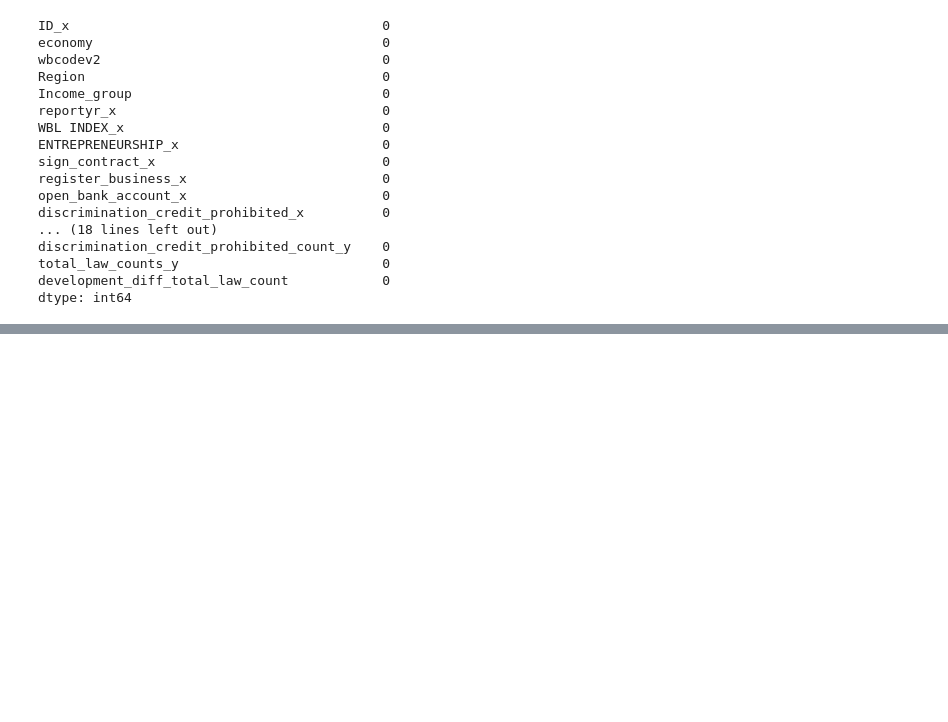
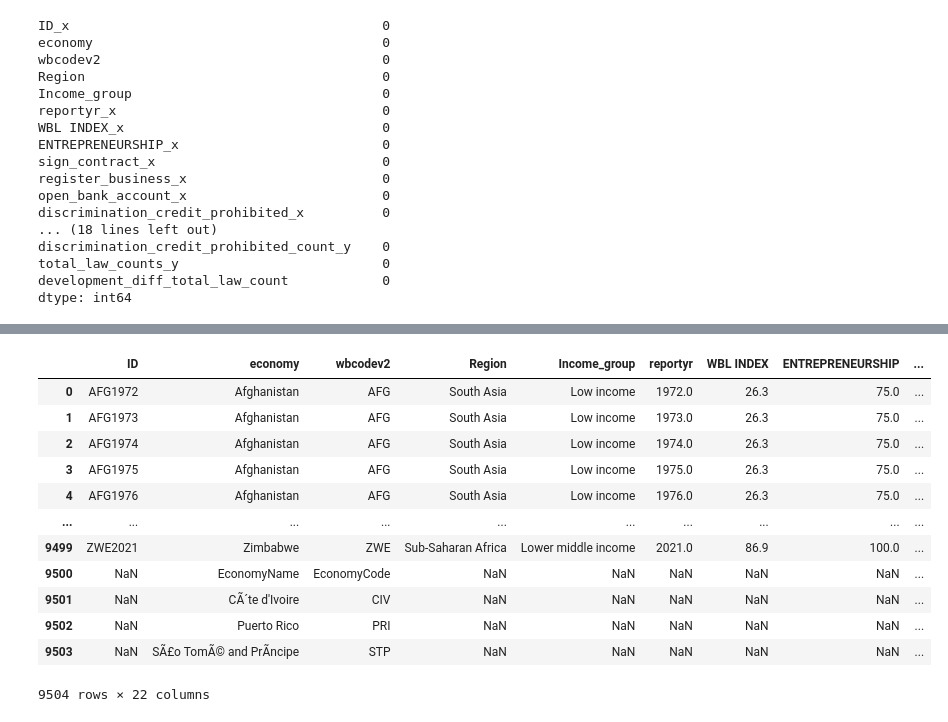
Before and after one commit to AnnikaBock65/Female_Entrepreneurship, a Jupyter notebook: notebooks/Final_notebook_Law.ipynb, the cells around one changed output, grey strips where cells are left out. Drawn from its saved outputs; the diff is of its cells as text; code cells hidden in the pictures; blank space fills up the shorter version.

```diff
--- a/notebooks/Final_notebook_Law.ipynb
+++ b/notebooks/Final_notebook_Law.ipynb
@@ -1437,0 +1463,3 @@ merge_72_21.to_csv('diff_law_count_72_21.csv')
+# %%
+Law_data = pd.read_csv('../data/Legal_Basis_python.csv', engine='python')
+Law_data.shape
@@ -1437,0 +1484,2 @@ merge_72_21.to_csv('diff_law_count_72_21.csv')
+# %%
+Law_data = Law_data.rename(columns = {'ï»¿EconomyCode':'wbcodev2', 'EconomyName':'economy'})
@@ -1437,0 +1518,18 @@ merge_72_21.to_csv('diff_law_count_72_21.csv')
+# %%
+df_Law_data_and_count = df_law_count.merge(Law_data, on = ['economy', 'wbcodev2'], how = 'outer')
+# %%
+df_Law_data_and_count
+# %% [output]
+|  | ID | economy | wbcodev2 | Region | Income_group | reportyr | WBL INDEX | ENTREPRENEURSHIP | ... |
+| 0 | AFG1972 | Afghanistan | AFG | South Asia | Low income | 1972.0 | 26.3 | 75.0 | ... |
+| 1 | AFG1973 | Afghanistan | AFG | South Asia | Low income | 1973.0 | 26.3 | 75.0 | ... |
+| 2 | AFG1974 | Afghanistan | AFG | South Asia | Low income | 1974.0 | 26.3 | 75.0 | ... |
+| 3 | AFG1975 | Afghanistan | AFG | South Asia | Low income | 1975.0 | 26.3 | 75.0 | ... |
+| 4 | AFG1976 | Afghanistan | AFG | South Asia | Low income | 1976.0 | 26.3 | 75.0 | ... |
+| ... | ... | ... | ... | ... | ... | ... | ... | ... | ... |
+| 9499 | ZWE2021 | Zimbabwe | ZWE | Sub-Saharan Africa | Lower middle income | 2021.0 | 86.9 | 100.0 | ... |
+| 9500 | NaN | EconomyName | EconomyCode | NaN | NaN | NaN | NaN | NaN | ... |
+| 9501 | NaN | CÃ´te d'Ivoire | CIV | NaN | NaN | NaN | NaN | NaN | ... |
+| 9502 | NaN | Puerto Rico | PRI | NaN | NaN | NaN | NaN | NaN | ... |
+| 9503 | NaN | SÃ£o TomÃ© and PrÃ­ncipe | STP | NaN | NaN | NaN | NaN | NaN | ... |
+9504 rows × 22 columns
```
Also changed, not shown: parts of 10 cells of this notebook, 1 other file.
